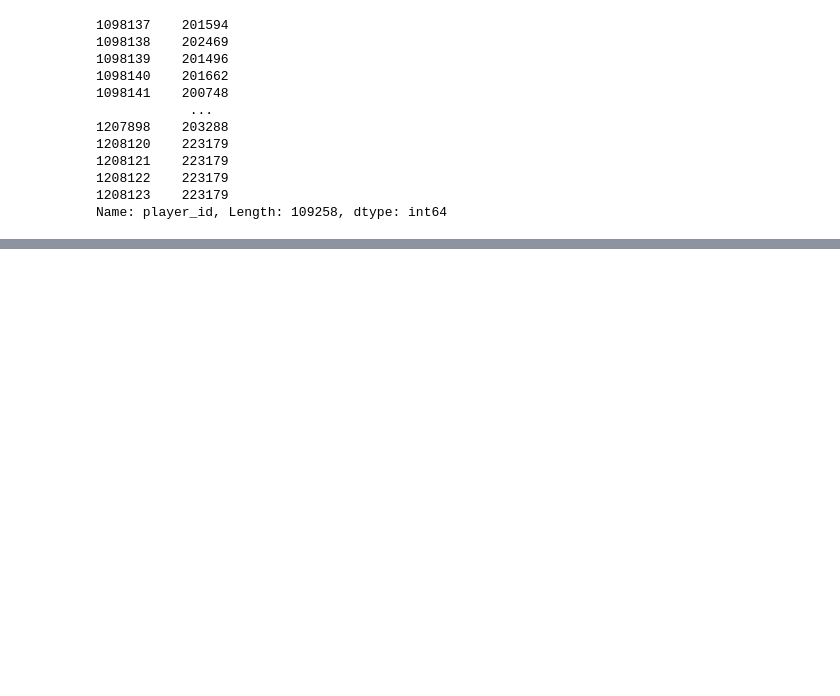
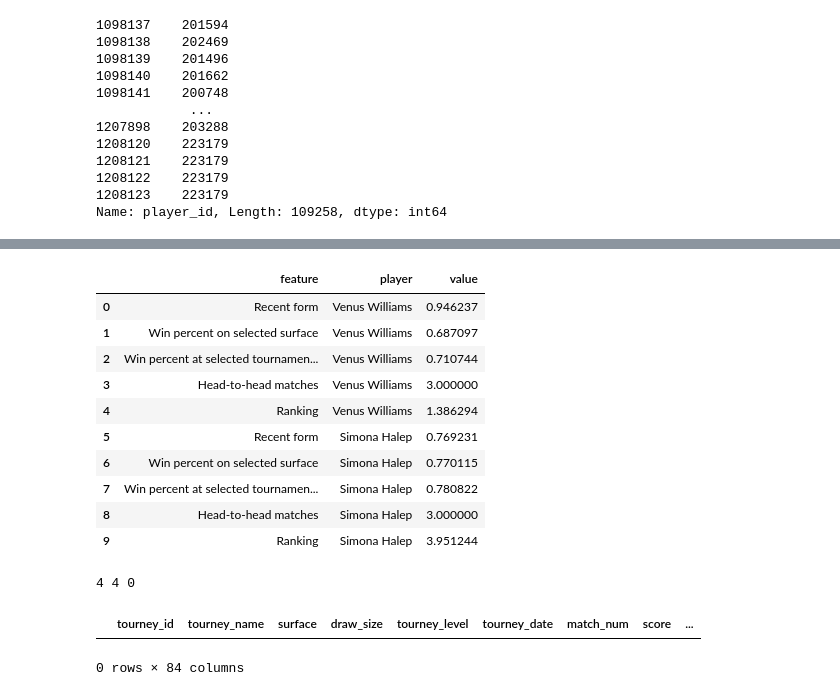
Before and after one commit to nickdevin/Tennis_Predicting, a Jupyter notebook: capstone_final.ipynb, the cells around one changed output, grey strips where cells are left out. Drawn from its saved outputs; the diff is of its cells as text; code cells hidden in the pictures; blank space fills up the shorter version.

```diff
--- a/capstone_final.ipynb
+++ b/capstone_final.ipynb
@@ -1801,8 +1801,3 @@ pred_cols_p2 = ['player_2_age',
 
 level_cols = list(filter(lambda c: 'tourney_level' in c, X_train_log.columns))
 surface_cols = list(filter(lambda c: 'surface' in c and 'win' not in c, X_train_log.columns))
-# %%
-from datetime import datetime
-
-years_ago = (matches3['tourney_date'].apply(lambda x: datetime.utcnow()-x).dt.days/365.2422)
-years_ago
@@ -2075,3 +2173,53 @@ app.run_server(mode='inline')
+# %%
+player1 = 'Simona Halep'
+player2 = 'Venus Williams'
+surface = 'Hard'
+level = 'G'
+feature = 'h2h'
+
+match_series = next_match(player1, player2, surface, level)
+if player2 < player1:
+    player1, player2 = player2, player1
+p1_series = match_series[p1_indices]
+p2_series = match_series[p2_indices]
+p1_series.index = bar_rows_dict.values()
+p2_series.index = bar_rows_dict.values()
+
+match_df = pd.DataFrame({'player_1': p1_series, 'player_2': p2_series}).reset_index()
+match_df = pd.melt(match_df, 'index', ['player_1', 'player_2'])
+match_df.columns = match_df.columns.str.replace('variable', 'player')
+match_df.columns = match_df.columns.str.replace('index', 'feature')
+match_df['player'] = match_df['player'].str.replace('player_1', player1)
+match_df['player'] = match_df['player'].str.replace('player_2', player2)
+match_df#[match_df['feature'] == feature]
+# %% [output]
+|  | feature | player | value |
+| 0 | Recent form | Venus Williams | 0.946237 |
+| 1 | Win percent on selected surface | Venus Williams | 0.687097 |
+| 2 | Win percent at selected tournamen... | Venus Williams | 0.710744 |
+| 3 | Head-to-head matches | Venus Williams | 3.000000 |
+| 4 | Ranking | Venus Williams | 1.386294 |
+| 5 | Recent form | Simona Halep | 0.769231 |
+| 6 | Win percent on selected surface | Simona Halep | 0.770115 |
+| 7 | Win percent at selected tournamen... | Simona Halep | 0.780822 |
+| 8 | Head-to-head matches | Simona Halep | 3.000000 |
+| 9 | Ranking | Simona Halep | 3.951244 |
+# %%
+y = 3
+z = 1
+def testfunc(x):
+    global y, z
+    y += 1
+    z -= 1
+    return x
+print(testfunc(4), y, z)
+# %% [output]
+4 4 0
+# %%
+matches3[((matches3['player_1_name'] == 'Serena Williams') | (matches3['player_2_name'] == 'Serena Williams')) & (matches3['tourney_level'] == 'C')]
+# %% [output]
+|  | tourney_id | tourney_name | surface | draw_size | tourney_level | tourney_date | match_num | score | ... |
+0 rows × 84 columns
 # %%
 #principal component analysis
 
```
Also changed, not shown: parts of 8 cells of this notebook.
